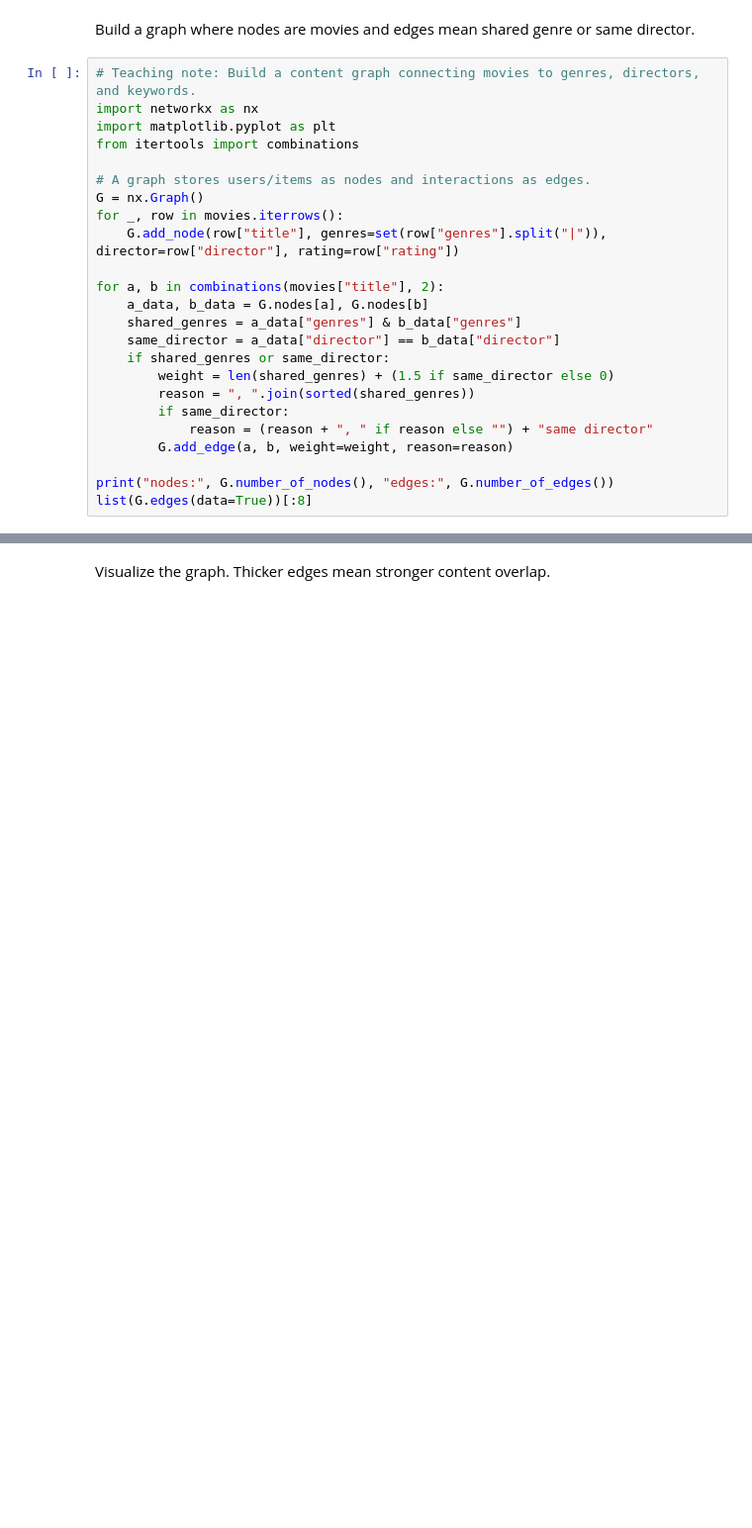
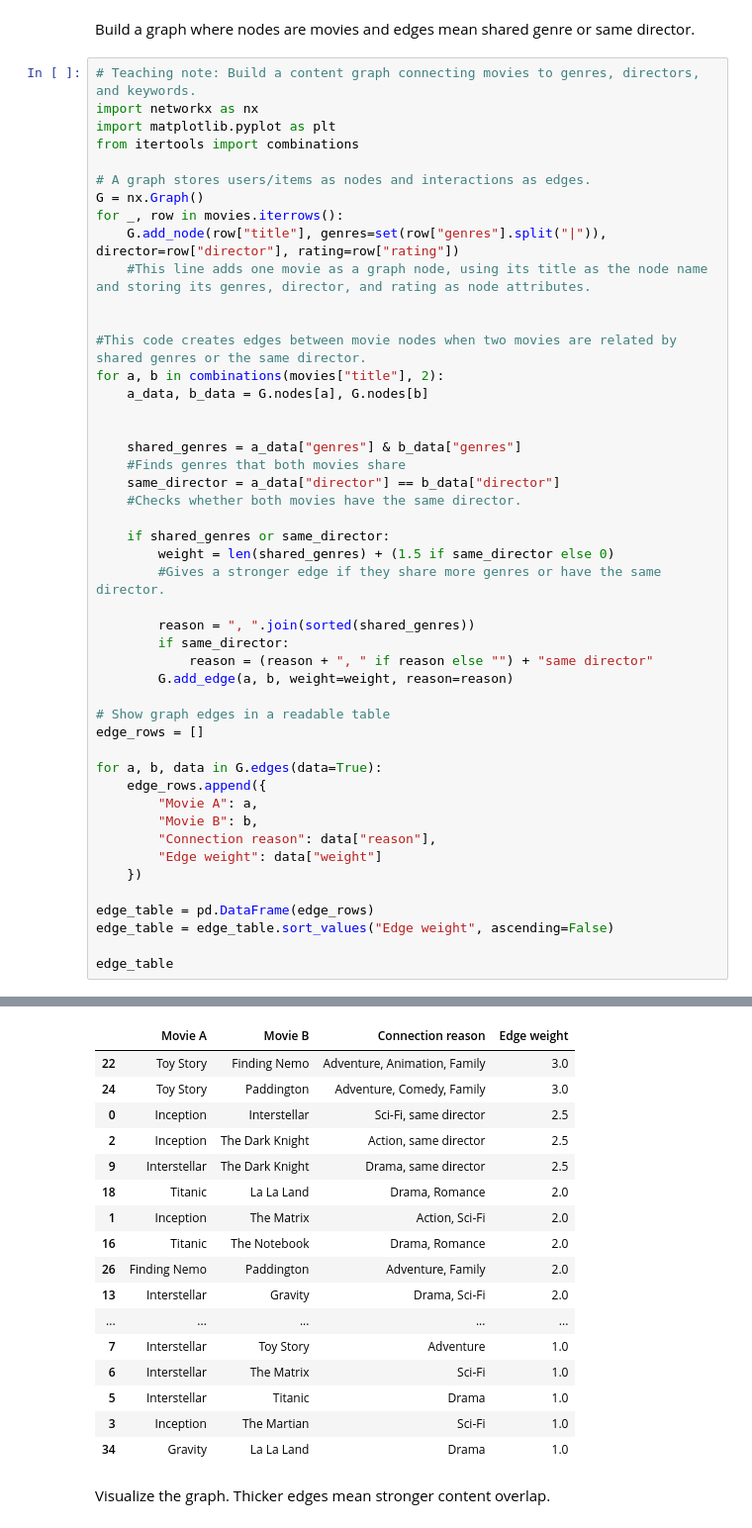
Before and after one commit to MehrdadJalali-AI/RecommenderSystems, a Jupyter notebook: chapter_02_content_based/06_graph_based_content_recommender.ipynb, the cells around one changed output, grey strips where cells are left out. Shown at 99% size. Drawn from its saved outputs; the diff is of its cells as text; blank space fills up the shorter version.

```diff
--- a/chapter_02_content_based/06_graph_based_content_recommender.ipynb
+++ b/chapter_02_content_based/06_graph_based_content_recommender.ipynb
@@ -55,18 +55,41 @@ from itertools import combinations
 G = nx.Graph()
 for _, row in movies.iterrows():
     G.add_node(row["title"], genres=set(row["genres"].split("|")), director=row["director"], rating=row["rating"])
+    #This line adds one movie as a graph node, using its title as the node name and storing its genres, director, and rating as node attributes.
 
+
+#This code creates edges between movie nodes when two movies are related by shared genres or the same director.
 for a, b in combinations(movies["title"], 2):
     a_data, b_data = G.nodes[a], G.nodes[b]
+
+
     shared_genres = a_data["genres"] & b_data["genres"]
+    #Finds genres that both movies share
     same_director = a_data["director"] == b_data["director"]
+    #Checks whether both movies have the same director.
+
     if shared_genres or same_director:
         weight = len(shared_genres) + (1.5 if same_director else 0)
+        #Gives a stronger edge if they share more genres or have the same director.
+
         reason = ", ".join(sorted(shared_genres))
         if same_director:
             reason = (reason + ", " if reason else "") + "same director"
         G.add_edge(a, b, weight=weight, reason=reason)
 
-print("nodes:", G.number_of_nodes(), "edges:", G.number_of_edges())
-list(G.edges(data=True))[:8]
+# Show graph edges in a readable table
+edge_rows = []
+
+for a, b, data in G.edges(data=True):
+    edge_rows.append({
+        "Movie A": a,
+        "Movie B": b,
+        "Connection reason": data["reason"],
+        "Edge weight": data["weight"]
+    })
+
+edge_table = pd.DataFrame(edge_rows)
+edge_table = edge_table.sort_values("Edge weight", ascending=False)
+
+edge_table
 # %% [output]
@@ -86,3 +96,20 @@ nodes: 12 edges: 35
+|  | Movie A | Movie B | Connection reason | Edge weight |
+| 22 | Toy Story | Finding Nemo | Adventure, Animation, Family | 3.0 |
+| 24 | Toy Story | Paddington | Adventure, Comedy, Family | 3.0 |
+| 0 | Inception | Interstellar | Sci-Fi, same director | 2.5 |
+| 2 | Inception | The Dark Knight | Action, same director | 2.5 |
+| 9 | Interstellar | The Dark Knight | Drama, same director | 2.5 |
+| 18 | Titanic | La La Land | Drama, Romance | 2.0 |
+| 1 | Inception | The Matrix | Action, Sci-Fi | 2.0 |
+| 16 | Titanic | The Notebook | Drama, Romance | 2.0 |
+| 26 | Finding Nemo | Paddington | Adventure, Family | 2.0 |
+| 13 | Interstellar | Gravity | Drama, Sci-Fi | 2.0 |
+| ... | ... | ... | ... | ... |
+| 7 | Interstellar | Toy Story | Adventure | 1.0 |
+| 6 | Interstellar | The Matrix | Sci-Fi | 1.0 |
+| 5 | Interstellar | Titanic | Drama | 1.0 |
+| 3 | Inception | The Martian | Sci-Fi | 1.0 |
+| 34 | Gravity | La La Land | Drama | 1.0 |
 # %% [markdown]
 Visualize the graph. Thicker edges mean stronger content overlap.
 # %%
```
Also changed, not shown: parts of 7 cells of this notebook.
